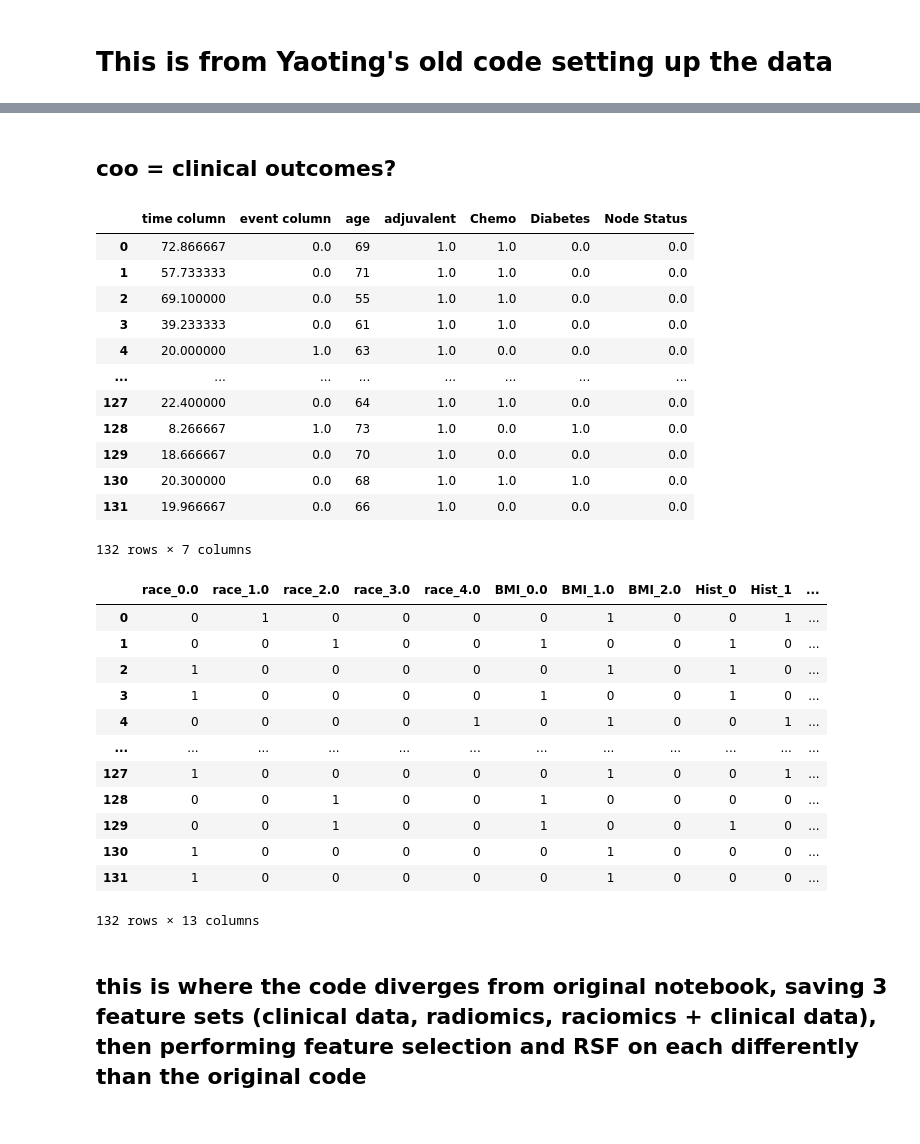
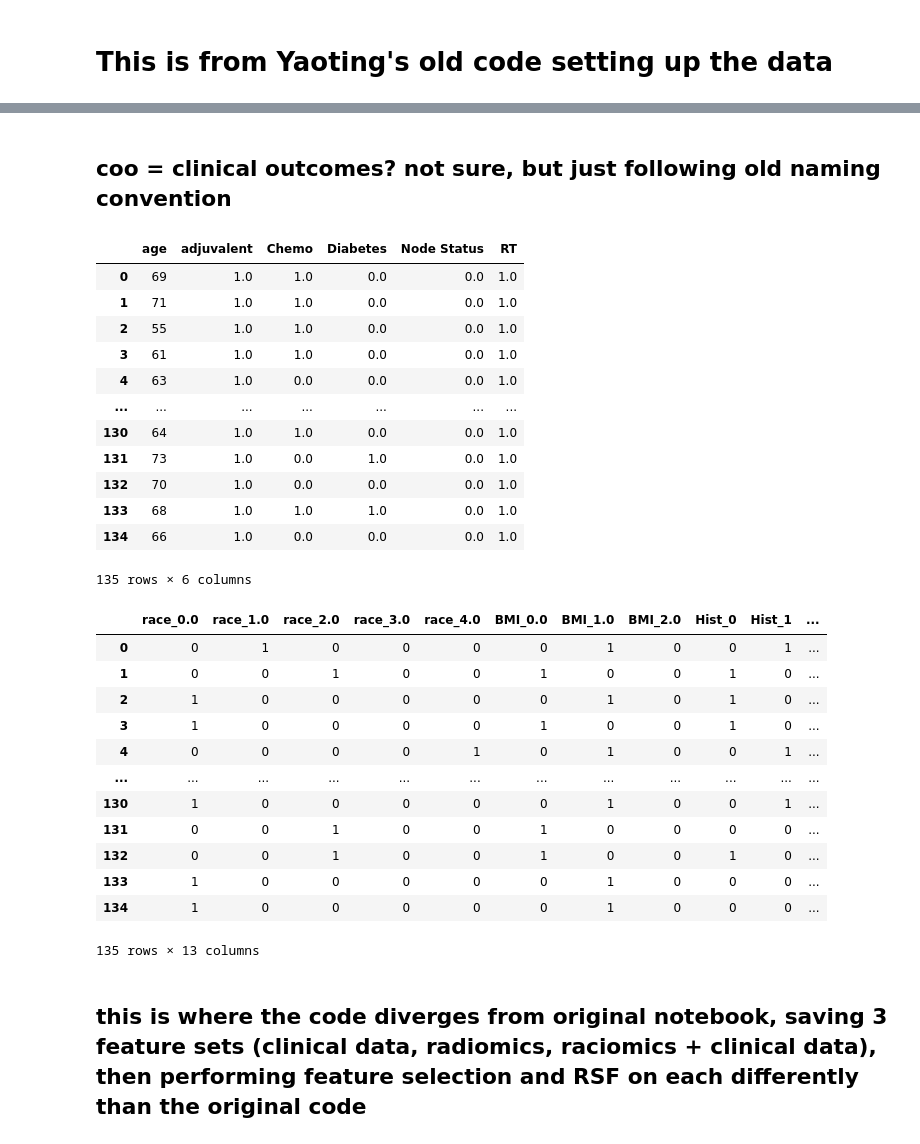
Before and after one commit to ricky-hu/endometrial, a Jupyter notebook: rsf.ipynb, the cells around one changed output, grey strips where cells are left out. Cells and saved outputs as stored; diff of their text form; code cells hidden in the pictures.

```diff
--- a/rsf.ipynb
+++ b/rsf.ipynb
@@ -32,13 +40,18 @@ clinical_data=pd.read_excel('WithoutMRNEndometrial_TextureFeatures_09182019.xlsx
 other_data=pd.read_excel('1.20.20 DeIdentified_HG_CT_JJM_AS_Clinical Variables_Final.xlsx')
 # %%
 # in this data sets certain rows are excluded so we have to remove them
-raddata=clinical_data.drop([4, 7, 11, 13, 23, 25, 29, 36, 41, 44, 47, 61, 62, 63, 64, 68, 76, 88, 94, 96,
-                          108, 133, 135, 140, 142]).reset_index(drop=True)
-o_data=other_data.drop([4,7, 11, 13, 23, 25, 29, 36, 41, 44, 47, 61, 62, 63, 64, 68, 76, 88, 94, 96,
-                          108, 133, 135, 140, 142]).reset_index(drop=True)
-o_data
+#raddata=clinical_data.drop([4, 7, 11, 13, 23, 25, 29, 36, 41, 44, 47, 61, 62, 63, 64, 68, 76, 88, 94, 96,
+ #                         108, 133, 135, 140, 142]).reset_index(drop=True)
+#o_data=other_data.drop([4,7, 11, 13, 23, 25, 29, 36, 41, 44, 47, 61, 62, 63, 64, 68, 76, 88, 94, 96,
+ #                         108, 133, 135, 140, 142]).reset_index(drop=True)
+raddata=clinical_data.drop([4, 7, 11, 13, 23, 25, 29, 36, 41, 47, 61, 62, 63, 68, 76, 88, 94, 96,
+                         108, 133, 135, 142]).reset_index(drop=True)
+o_data=other_data.drop([4,7, 11, 13, 23, 25, 29, 36, 41, 47, 61, 62, 63, 68, 76, 88, 94, 96,
+                         108, 133, 135, 142]).reset_index(drop=True)
+o_data = o_data.replace(np.nan, 0)
+
 raddata.columns
 coo=pd.DataFrame()
 raddata2=raddata.drop(columns=['De identified Study ID'])
-raddata2
+print(o_data)
 # %% [output]
@@ -83,28 +100,27 @@ raddata2
 # %% [markdown]
-## coo =  clinical outcomes?
+## coo =  clinical outcomes? not sure, but just following old naming convention
 # %%
-coo['time column']=o_data['Time to Recurrence (months)']
-coo['event column']=o_data['Recurrence (y/n)']
 coo['age']=o_data['Age at Dx']
 coo['adjuvalent']=o_data['Adjuvant treatment (y/n)']
-coo['Chemo ']=o_data['Chemo (y/n)']
+coo['Chemo']=o_data['Chemo (y/n)']
 coo['Diabetes']=o_data['Diabetes (y/n)']
 coo['Node Status']=o_data['Node Status (+/-)']
+coo['RT'] = o_data['RT (y/n)']
 coo
 # %% [output]
-|  | time column | event column | age | adjuvalent | Chemo | Diabetes | Node Status |
-| 0 | 72.866667 | 0.0 | 69 | 1.0 | 1.0 | 0.0 | 0.0 |
-| 1 | 57.733333 | 0.0 | 71 | 1.0 | 1.0 | 0.0 | 0.0 |
-| 2 | 69.100000 | 0.0 | 55 | 1.0 | 1.0 | 0.0 | 0.0 |
-| 3 | 39.233333 | 0.0 | 61 | 1.0 | 1.0 | 0.0 | 0.0 |
-| 4 | 20.000000 | 1.0 | 63 | 1.0 | 0.0 | 0.0 | 0.0 |
-| ... | ... | ... | ... | ... | ... | ... | ... |
-| 127 | 22.400000 | 0.0 | 64 | 1.0 | 1.0 | 0.0 | 0.0 |
-| 128 | 8.266667 | 1.0 | 73 | 1.0 | 0.0 | 1.0 | 0.0 |
-| 129 | 18.666667 | 0.0 | 70 | 1.0 | 0.0 | 0.0 | 0.0 |
-| 130 | 20.300000 | 0.0 | 68 | 1.0 | 1.0 | 1.0 | 0.0 |
-| 131 | 19.966667 | 0.0 | 66 | 1.0 | 0.0 | 0.0 | 0.0 |
+|  | age | adjuvalent | Chemo | Diabetes | Node Status | RT |
+| 0 | 69 | 1.0 | 1.0 | 0.0 | 0.0 | 1.0 |
+| 1 | 71 | 1.0 | 1.0 | 0.0 | 0.0 | 1.0 |
+| 2 | 55 | 1.0 | 1.0 | 0.0 | 0.0 | 1.0 |
+| 3 | 61 | 1.0 | 1.0 | 0.0 | 0.0 | 1.0 |
+| 4 | 63 | 1.0 | 0.0 | 0.0 | 0.0 | 1.0 |
+| ... | ... | ... | ... | ... | ... | ... |
+| 130 | 64 | 1.0 | 1.0 | 0.0 | 0.0 | 1.0 |
+| 131 | 73 | 1.0 | 0.0 | 1.0 | 0.0 | 1.0 |
+| 132 | 70 | 1.0 | 0.0 | 0.0 | 0.0 | 1.0 |
+| 133 | 68 | 1.0 | 1.0 | 1.0 | 0.0 | 1.0 |
+| 134 | 66 | 1.0 | 0.0 | 0.0 | 0.0 | 1.0 |
-132 rows × 7 columns
+135 rows × 6 columns
 # %%
 # dummyfying variables
 #here we use get_dummies to create dummy variables
@@ -123,9 +139,9 @@ new_test
 | 3 | 1 | 0 | 0 | 0 | 0 | 1 | 0 | 0 | 1 | 0 | ... |
 | 4 | 0 | 0 | 0 | 0 | 1 | 0 | 1 | 0 | 0 | 1 | ... |
 | ... | ... | ... | ... | ... | ... | ... | ... | ... | ... | ... | ... |
-| 127 | 1 | 0 | 0 | 0 | 0 | 0 | 1 | 0 | 0 | 1 | ... |
-| 128 | 0 | 0 | 1 | 0 | 0 | 1 | 0 | 0 | 0 | 0 | ... |
-| 129 | 0 | 0 | 1 | 0 | 0 | 1 | 0 | 0 | 1 | 0 | ... |
-| 130 | 1 | 0 | 0 | 0 | 0 | 0 | 1 | 0 | 0 | 0 | ... |
-| 131 | 1 | 0 | 0 | 0 | 0 | 0 | 1 | 0 | 0 | 0 | ... |
+| 130 | 1 | 0 | 0 | 0 | 0 | 0 | 1 | 0 | 0 | 1 | ... |
+| 131 | 0 | 0 | 1 | 0 | 0 | 1 | 0 | 0 | 0 | 0 | ... |
+| 132 | 0 | 0 | 1 | 0 | 0 | 1 | 0 | 0 | 1 | 0 | ... |
+| 133 | 1 | 0 | 0 | 0 | 0 | 0 | 1 | 0 | 0 | 0 | ... |
+| 134 | 1 | 0 | 0 | 0 | 0 | 0 | 1 | 0 | 0 | 0 | ... |
-132 rows × 13 columns
+135 rows × 13 columns
```
Also changed, not shown: parts of 15 cells of this notebook, 3 other files.
